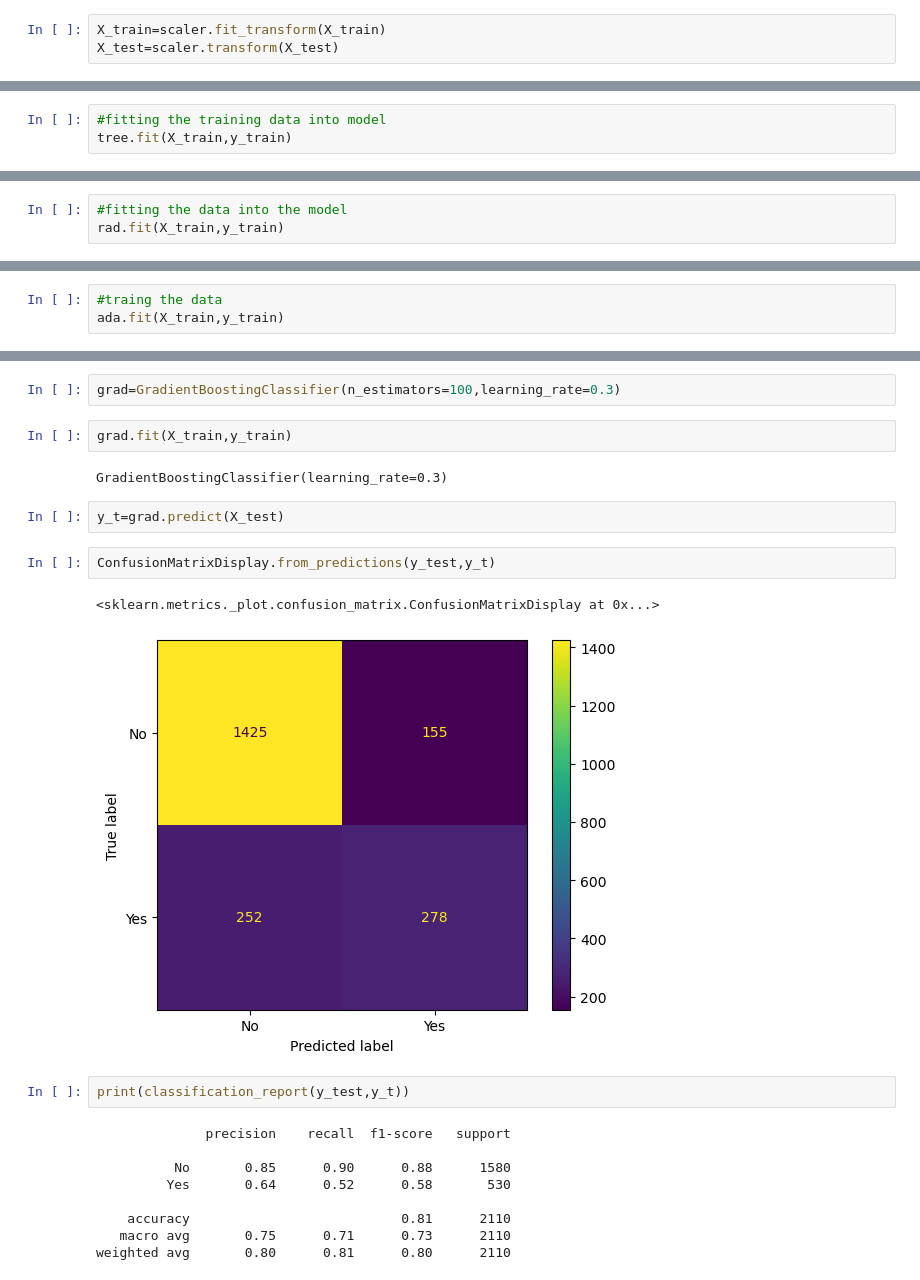
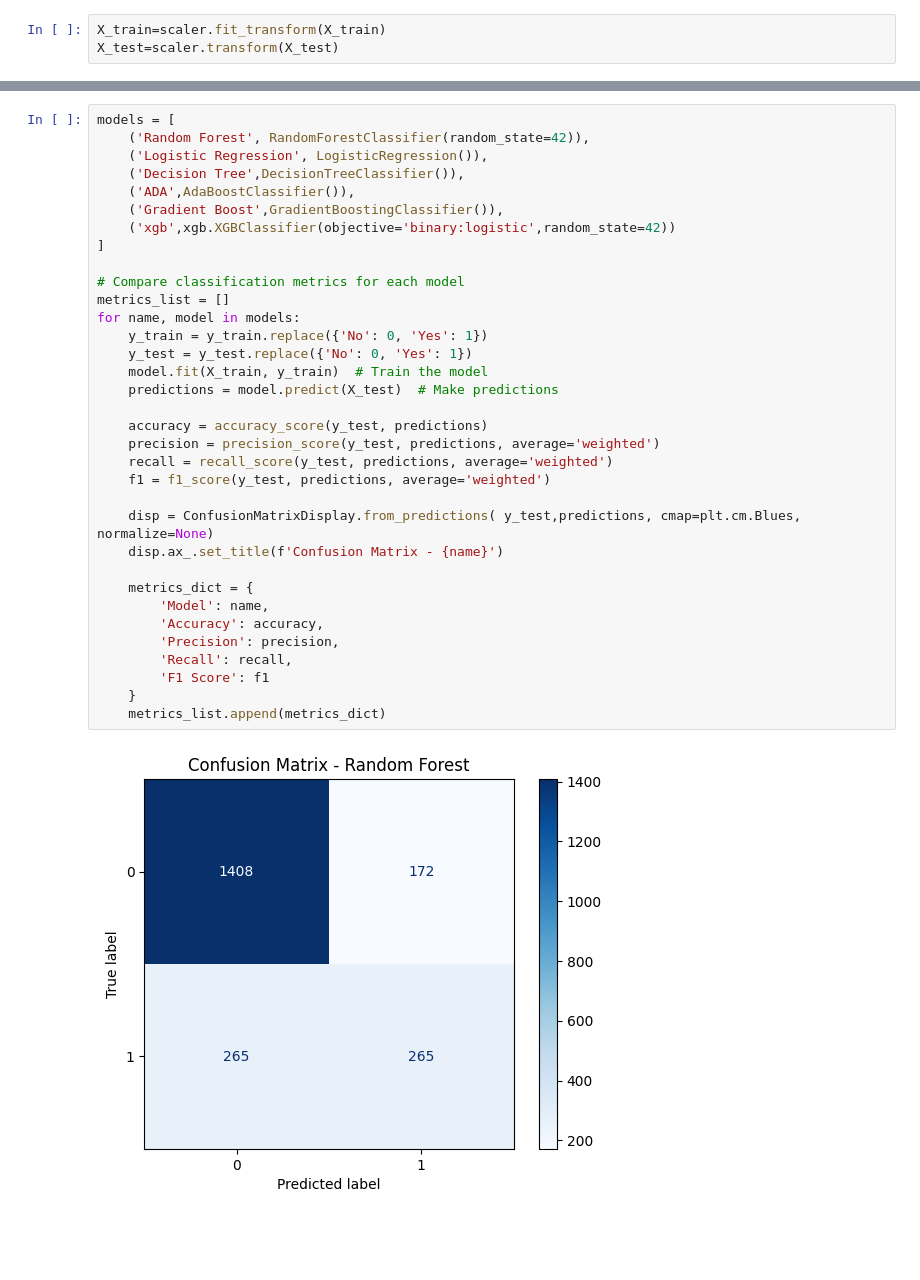
Before and after one commit to limo111/data_science, a Jupyter notebook: machine_learning/tree_ensemble.ipynb, the cells around one changed output, grey strips where cells are left out. Drawn from its saved outputs; the diff is of its cells as text; blank space fills up the shorter version.

```diff
--- a/machine_learning/tree_ensemble.ipynb
+++ b/machine_learning/tree_ensemble.ipynb
@@ -290,3 +327,0 @@ tree=DecisionTreeClassifier(max_depth=3)
-# %%
-#fitting the training data into model
-tree.fit(X_train,y_train)
@@ -335,3 +327,0 @@ rad=RandomForestClassifier(n_estimators=100,random_state=101)
-# %%
-#fitting the data into the model
-rad.fit(X_train,y_train)
@@ -371,3 +327,0 @@ ada=AdaBoostClassifier()
-# %%
-#traing the data
-ada.fit(X_train,y_train)
@@ -399,24 +328,36 @@ from sklearn.ensemble import GradientBoostingClassifier
-# %%
-grad=GradientBoostingClassifier(n_estimators=100,learning_rate=0.3)
-# %%
-grad.fit(X_train,y_train)
-# %% [output]
-GradientBoostingClassifier(learning_rate=0.3)
-# %%
-y_t=grad.predict(X_test)
-# %%
-ConfusionMatrixDisplay.from_predictions(y_test,y_t)
-# %% [output]
-<sklearn.metrics._plot.confusion_matrix.ConfusionMatrixDisplay at 0x...>
-[figure, removed]
-# %%
-print(classification_report(y_test,y_t))
-# %% [output]
-              precision    recall  f1-score   support
-
-          No       0.85      0.90      0.88      1580
-         Yes       0.64      0.52      0.58       530
-
-    accuracy                           0.81      2110
-   macro avg       0.75      0.71      0.73      2110
-weighted avg       0.80      0.81      0.80      2110
+# %%
+models = [
+    ('Random Forest', RandomForestClassifier(random_state=42)),
+    ('Logistic Regression', LogisticRegression()),
+    ('Decision Tree',DecisionTreeClassifier()),
+    ('ADA',AdaBoostClassifier()),
+    ('Gradient Boost',GradientBoostingClassifier()),
+    ('xgb',xgb.XGBClassifier(objective='binary:logistic',random_state=42))
+]
+
+# Compare classification metrics for each model
+metrics_list = []
+for name, model in models:
+    y_train = y_train.replace({'No': 0, 'Yes': 1})
+    y_test = y_test.replace({'No': 0, 'Yes': 1})
+    model.fit(X_train, y_train)  # Train the model
+    predictions = model.predict(X_test)  # Make predictions
+
+    accuracy = accuracy_score(y_test, predictions)
+    precision = precision_score(y_test, predictions, average='weighted')
+    recall = recall_score(y_test, predictions, average='weighted')
+    f1 = f1_score(y_test, predictions, average='weighted')
+
+    disp = ConfusionMatrixDisplay.from_predictions( y_test,predictions, cmap=plt.cm.Blues, normalize=None)
+    disp.ax_.set_title(f'Confusion Matrix - {name}')
+
+    metrics_dict = {
+        'Model': name,
+        'Accuracy': accuracy,
+        'Precision': precision,
+        'Recall': recall,
+        'F1 Score': f1
+    }
+    metrics_list.append(metrics_dict)
+# %% [output]
+[figure, added]
```
Also changed, not shown: parts of 53 cells of this notebook, 16 other files.
